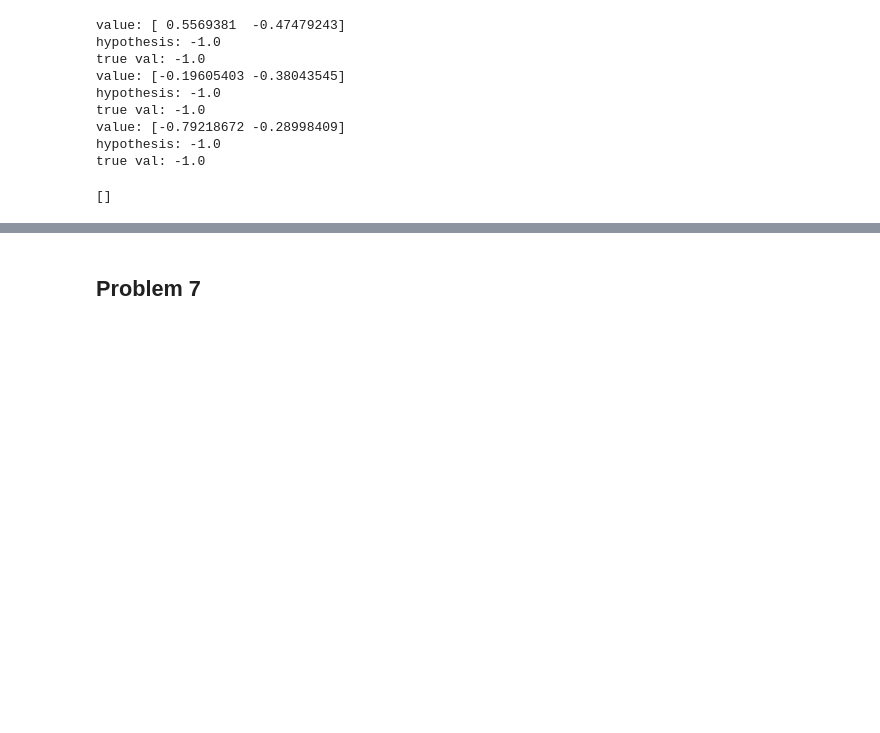
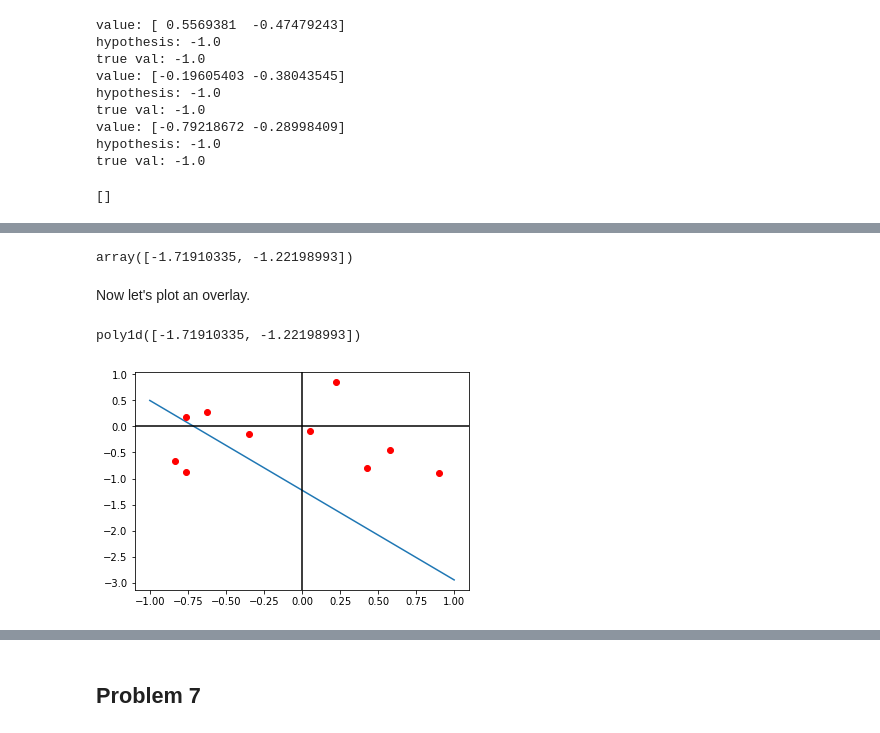
Before and after one commit to db7894/coursera-ml, a Jupyter notebook: learning_from_data/hw1.ipynb, the cells around one changed output, grey strips where cells are left out. Saved outputs shown, nothing was run; the diff lists cells and outputs as text; code cells hidden in the pictures; blank space fills up the shorter version.

```diff
--- a/learning_from_data/hw1.ipynb
+++ b/learning_from_data/hw1.ipynb
@@ -429,0 +602,11 @@ def run_experiments(dataset, num_experiments):
+# %%
+while not done:
+    num_wrong = 0
+    for point in dataset:
+        if np.sign(np.dot(w,point)) != target_function(point):
+            w += np.add(w, target_function(point) * point) # move w in right direction
+            num_wrong += 1
+            break
+
+        if num_wrong == 0:
+            done = True
@@ -429,0 +617,27 @@ def run_experiments(dataset, num_experiments):
+# %%
+params = np.delete(w,0)
+# %%
+params
+# %% [output]
+array([-1.71910335, -1.22198993])
+# %% [markdown]
+Now let's plot an overlay.
+# %%
+poly = np.poly1d(params)
+# %%
+poly
+# %% [output]
+poly1d([-1.71910335, -1.22198993])
+# %%
+x_new = np.linspace(-1, 1)
+y_new = poly(x_axis)
+# %%
+fig = plt.figure()
+axes = plt.axes()
+axes.plot(x_new, y_new)
+plt.axhline(0, color='k')
+plt.axvline(0, color='k')
+axes.plot(x_vals, y_vals, 'ro')
+plt.show()
+# %% [output]
+[figure, added]
```
Also changed, not shown: parts of 41 cells of this notebook.
